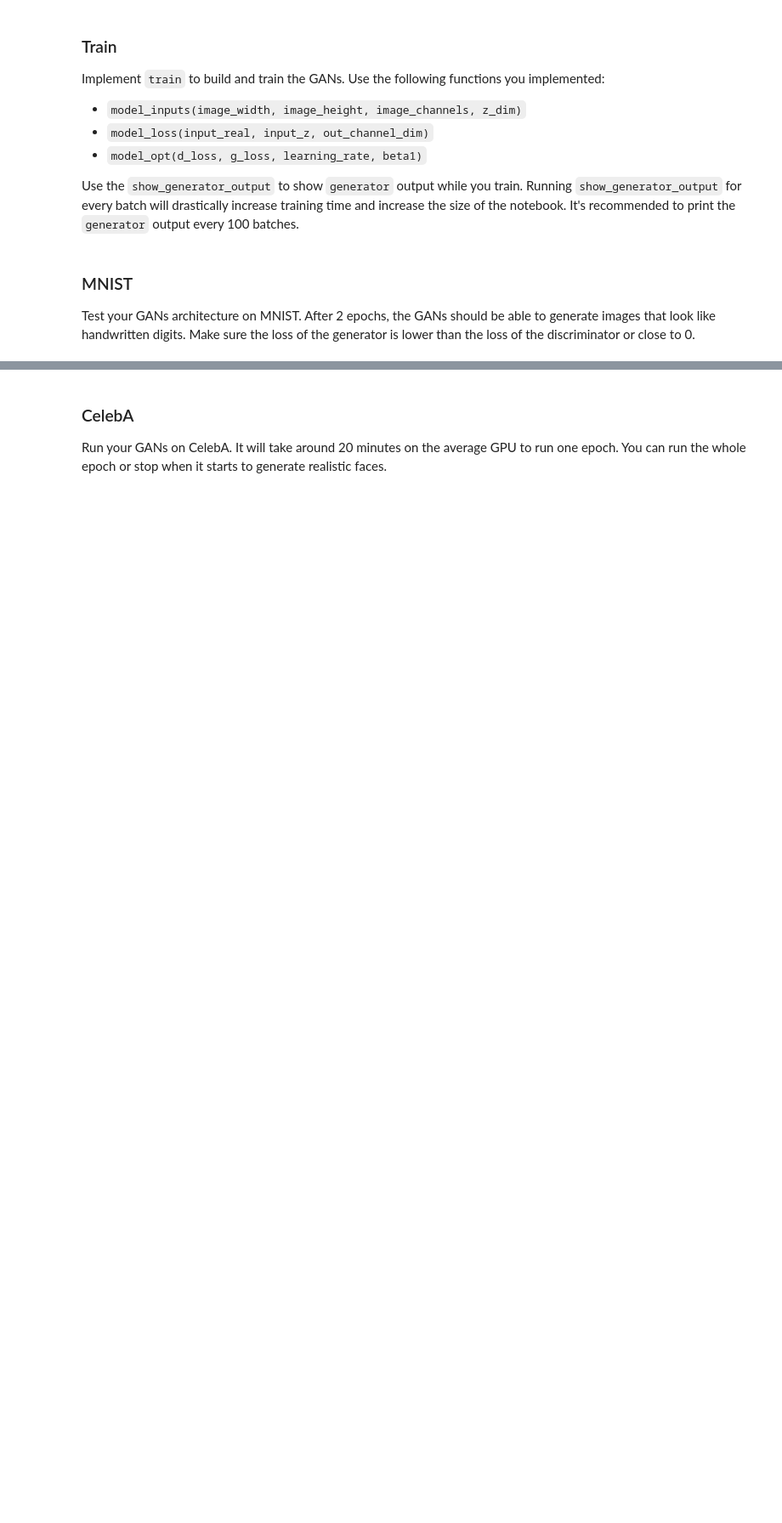
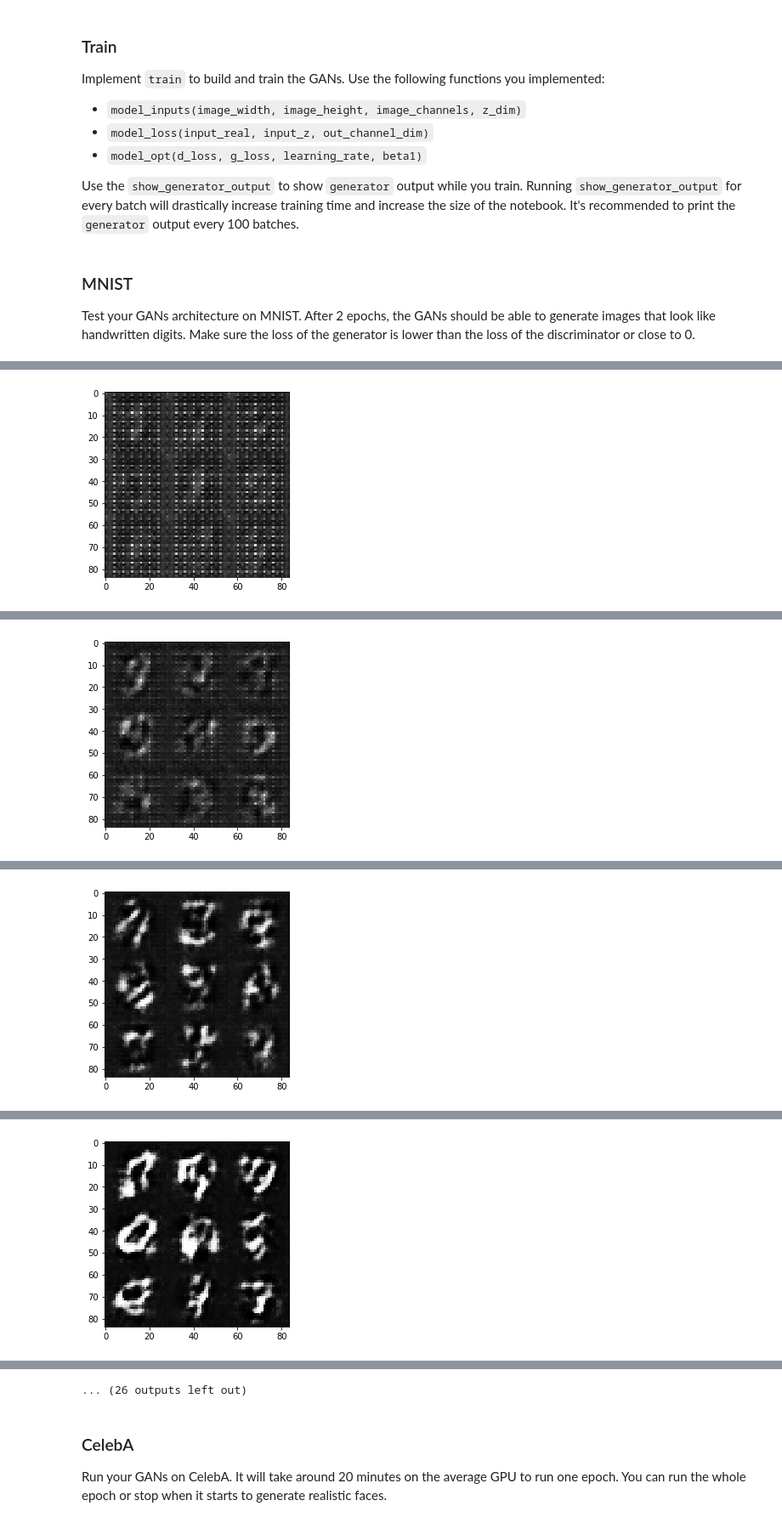
Before and after one commit to vk1/nd101, a Jupyter notebook: tensorflow_intro/deep-learning/face_generation/dlnd_face_generation.ipynb, the cells around one changed output, grey strips where cells are left out. Shown at 85% size. Saved outputs shown, nothing was run; the diff lists cells and outputs as text; code cells hidden in the pictures; blank space fills up the shorter version.

```diff
--- a/tensorflow_intro/deep-learning/face_generation/dlnd_face_generation.ipynb
+++ b/tensorflow_intro/deep-learning/face_generation/dlnd_face_generation.ipynb
@@ -359,8 +352,6 @@ def train(epoch_count, batch_size, z_dim, learning_rate, beta1, get_batches, dat
     d_opt, g_opt = model_opt(d_loss, g_loss, learning_rate, beta1)
 
     steps = 0
-
-    saver = tf.train.Saver()
 
     print_every = 10
     show_every = 100
@@ -393,15 +384,13 @@ def train(epoch_count, batch_size, z_dim, learning_rate, beta1, get_batches, dat
 
                 if steps%show_every == 0:
                     show_generator_output(sess, n_images_to_display, input_z, data_shape[3], data_image_mode)
-
-        saver.save(sess, './checkpoints/generator.ckpt')
 # %% [markdown]
 ### MNIST
 Test your GANs architecture on MNIST.  After 2 epochs, the GANs should be able to generate images that look like handwritten digits.  Make sure the loss of the generator is lower than the loss of the discriminator or close to 0.
 # %%
 batch_size = 64
 z_dim = 128
-learning_rate = 0.0005
+learning_rate = 0.0002
 beta1 = 0.5
 
 
@@ -420,0 +417 @@ Epoch 1/2... Discriminator Loss: 4.5492... Generator Loss: 0.0764
+[figure, added]
@@ -421,0 +428 @@ IndexError: list index out of range
+[figure, added]
@@ -421,0 +439 @@ IndexError: list index out of range
+[figure, added]
@@ -421,0 +450 @@ IndexError: list index out of range
+[figure, added]
@@ -422,3 +473,4 @@ IndexError: list index out of range
+... (26 outputs left out)
 # %% [markdown]
 ### CelebA
 Run your GANs on CelebA.  It will take around 20 minutes on the average GPU to run one epoch.  You can run the whole epoch or stop when it starts to generate realistic faces.
```
Also changed, not shown: parts of 7 cells of this notebook, 1 other file.
